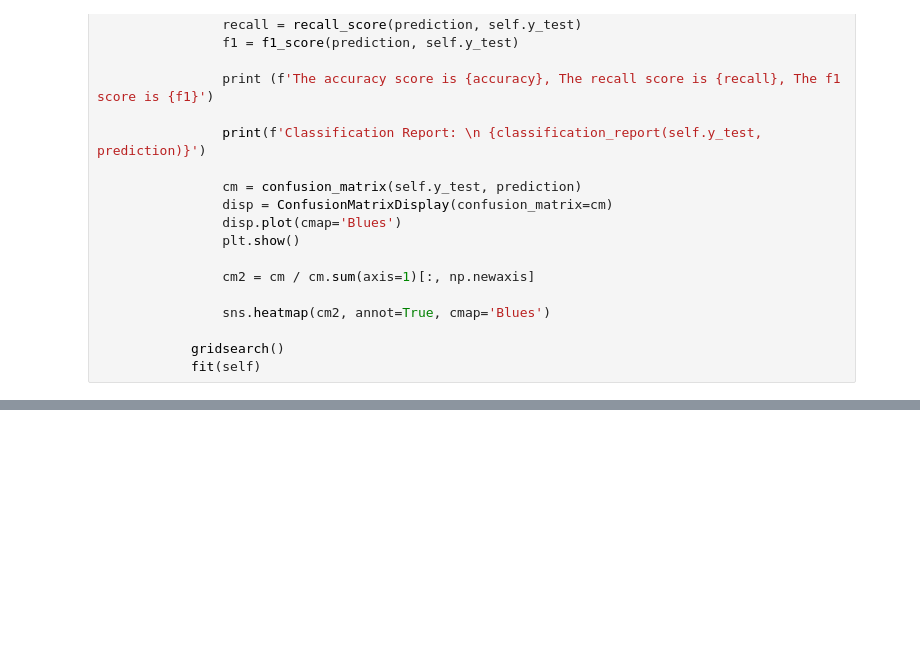
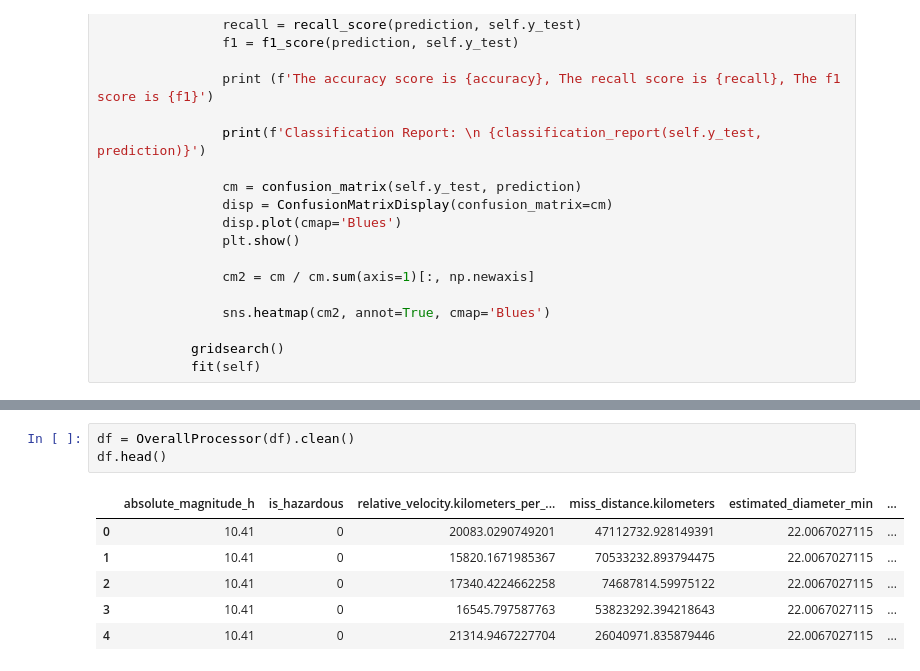
Before and after one commit to PBustamante65/NEO, a Jupyter notebook: API_test/classtest/test.ipynb, the cells around one changed output, grey strips where cells are left out. Cells and saved outputs as stored; diff of their text form; blank space fills up the shorter version.

```diff
--- a/API_test/classtest/test.ipynb
+++ b/API_test/classtest/test.ipynb
@@ -451,0 +462,10 @@ class LogRegression:
+# %%
+df = OverallProcessor(df).clean()
+df.head()
+# %% [output]
+|  | absolute_magnitude_h | is_hazardous | relative_velocity.kilometers_per_... | miss_distance.kilometers | estimated_diameter_min | ... |
+| 0 | 10.41 | 0 | 20083.0290749201 | 47112732.928149391 | 22.0067027115 | ... |
+| 1 | 10.41 | 0 | 15820.1671985367 | 70533232.893794475 | 22.0067027115 | ... |
+| 2 | 10.41 | 0 | 17340.4224662258 | 74687814.59975122 | 22.0067027115 | ... |
+| 3 | 10.41 | 0 | 16545.797587763 | 53823292.394218643 | 22.0067027115 | ... |
+| 4 | 10.41 | 0 | 21314.9467227704 | 26040971.835879446 | 22.0067027115 | ... |
```
Also changed, not shown: parts of 4 cells of this notebook.
